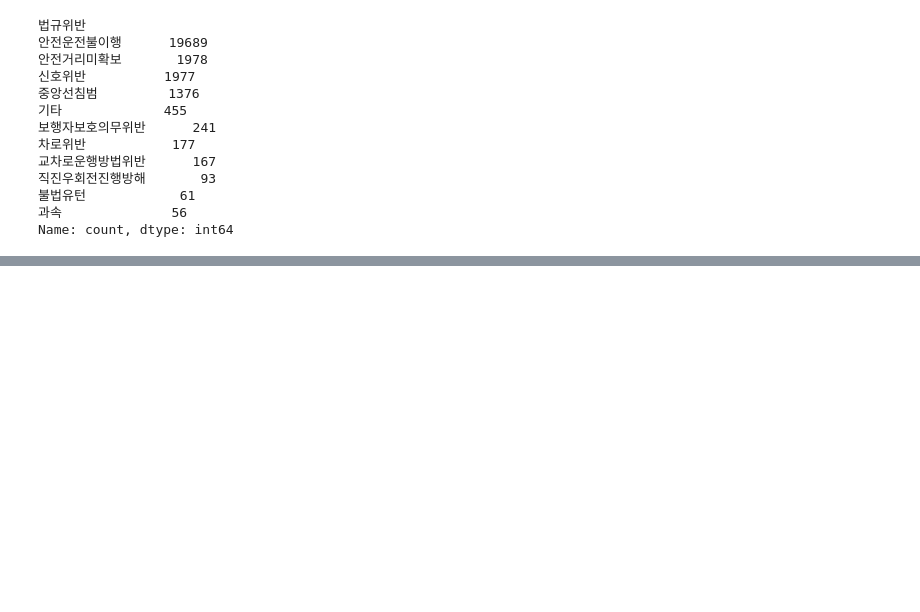
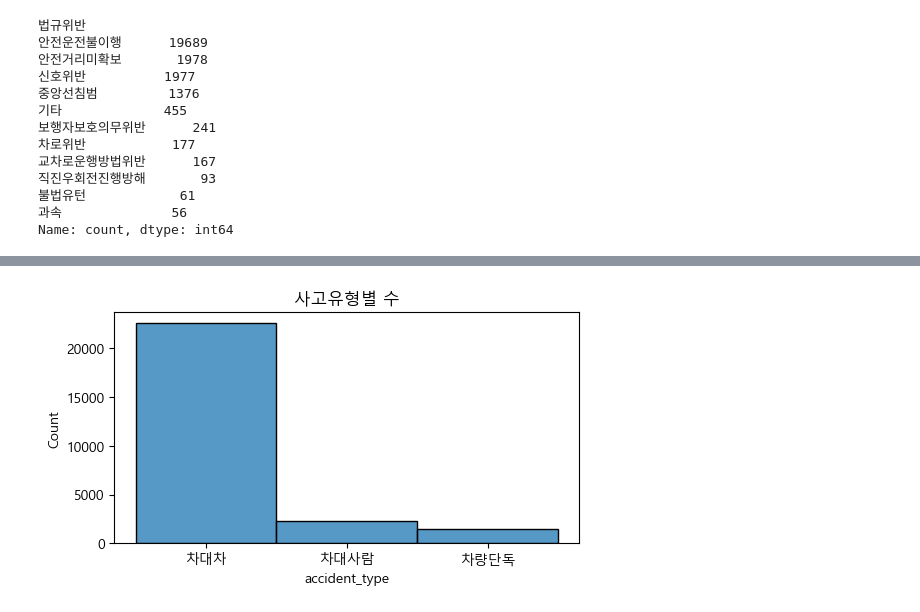
Before and after one commit to Youngjun-Taia/hangover, a Jupyter notebook: ree_EDA.ipynb, the cells around one changed output, grey strips where cells are left out. Saved outputs shown, nothing was run; the diff lists cells and outputs as text; code cells hidden in the pictures; blank space fills up the shorter version.

```diff
--- a/ree_EDA.ipynb
+++ b/ree_EDA.ipynb
@@ -224,0 +243,2 @@ Name: count, dtype: int64
+# %%
+data['accident_type'] = data['사고유형'].apply(lambda x: x.split()[0])
@@ -224,0 +252,8 @@ Name: count, dtype: int64
+# %%
+# 단순 사고유형별 어떤 분포인지(막대그래프)
+fig = plt.figure(figsize=(6,3))
+sns.histplot(data['accident_type'])
+plt.title('사고유형별 수')
+plt.show()
+# %% [output]
+[figure, added]
```
Also changed, not shown: parts of 15 cells of this notebook.
